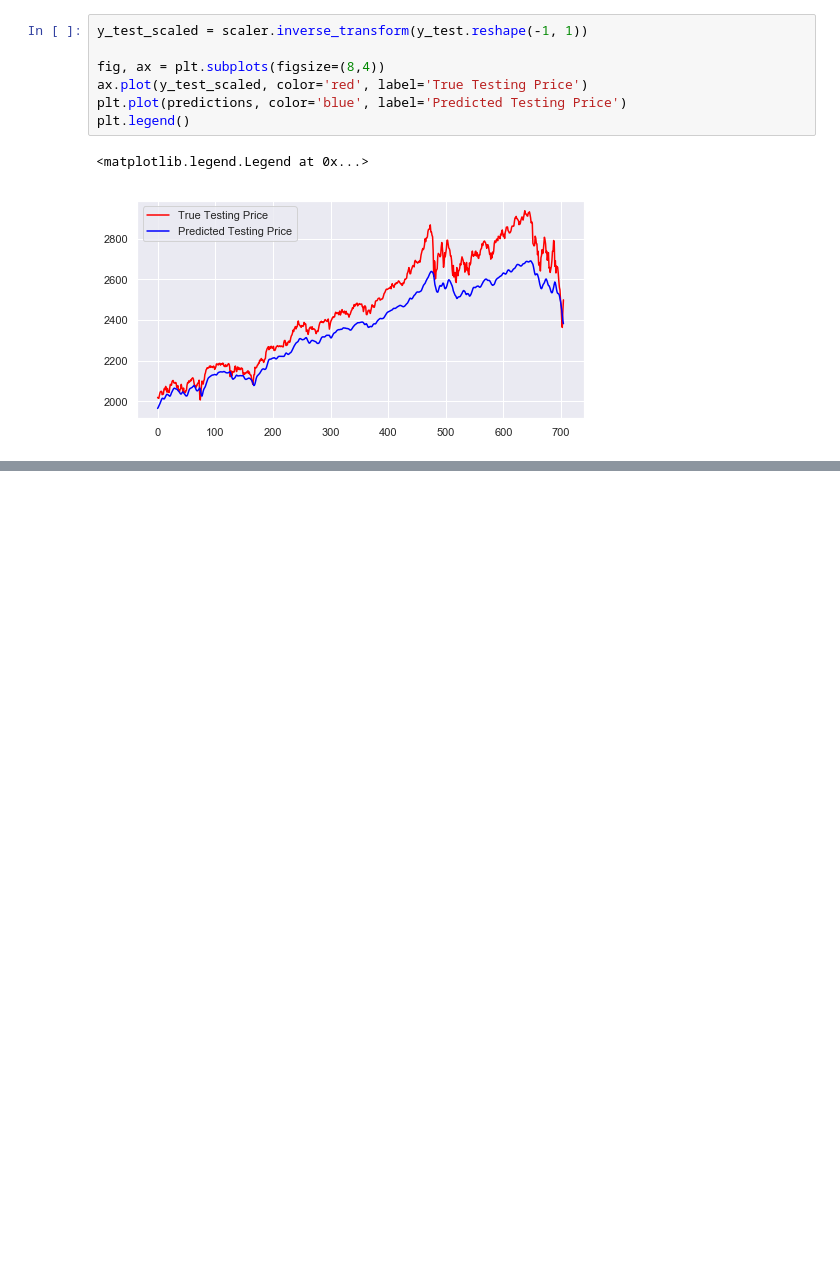
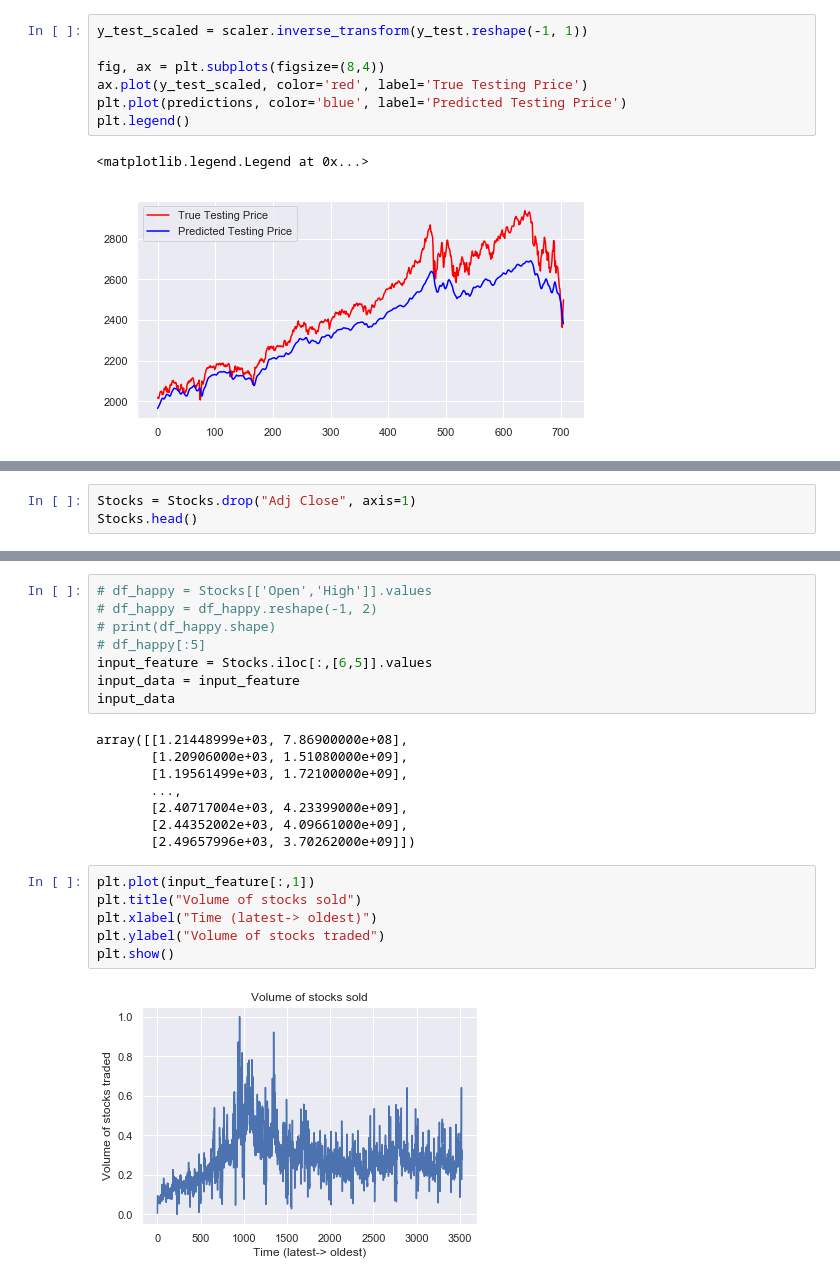
Before and after one commit to Teo-KJ/CZ1015-Data-Science---AI-Mini-Project, a Jupyter notebook: Predicting Stock Price based on Happiness.ipynb, the cells around one changed output, grey strips where cells are left out. Drawn from its saved outputs; the diff is of its cells as text; blank space fills up the shorter version.

```diff
--- a/Predicting Stock Price based on Happiness.ipynb
+++ b/Predicting Stock Price based on Happiness.ipynb
@@ -647,0 +696,3 @@ plt.legend()
+# %%
+Stocks = Stocks.drop("Adj Close", axis=1)
+Stocks.head()
@@ -647,0 +706,24 @@ plt.legend()
+# %%
+# df_happy = Stocks[['Open','High']].values
+# df_happy = df_happy.reshape(-1, 2)
+# print(df_happy.shape)
+# df_happy[:5]
+input_feature = Stocks.iloc[:,[6,5]].values
+input_data = input_feature
+input_data
+# %% [output]
+array([[1.21448999e+03, 7.86900000e+08],
+       [1.20906000e+03, 1.51080000e+09],
+       [1.19561499e+03, 1.72100000e+09],
+       ...,
+       [2.40717004e+03, 4.23399000e+09],
+       [2.44352002e+03, 4.09661000e+09],
+       [2.49657996e+03, 3.70262000e+09]])
+# %%
+plt.plot(input_feature[:,1])
+plt.title("Volume of stocks sold")
+plt.xlabel("Time (latest-> oldest)")
+plt.ylabel("Volume of stocks traded")
+plt.show()
+# %% [output]
+[figure, added]
```
Also changed, not shown: parts of 29 cells of this notebook, 1 other file.
